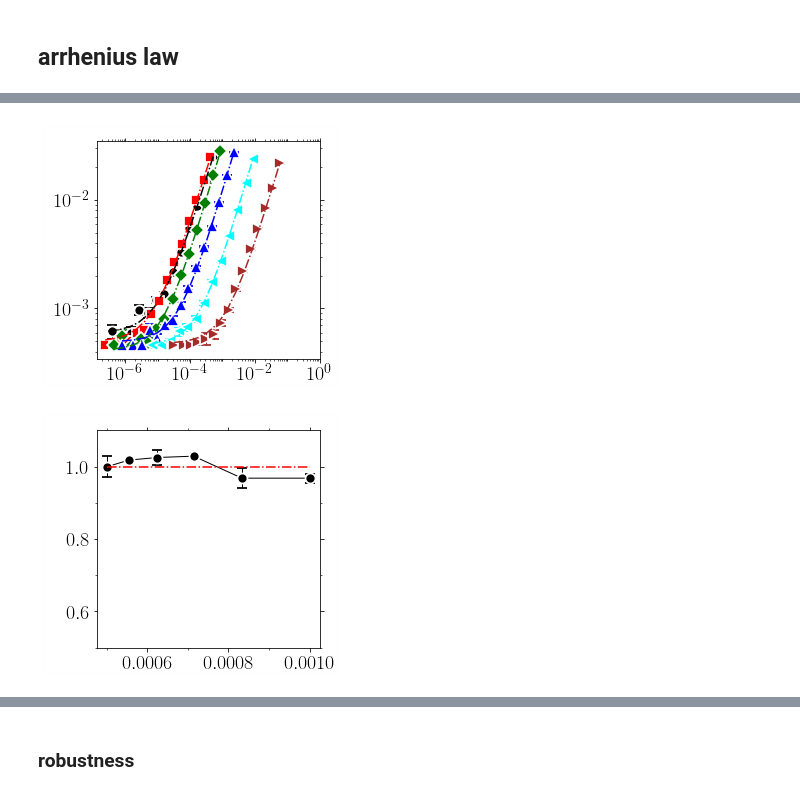
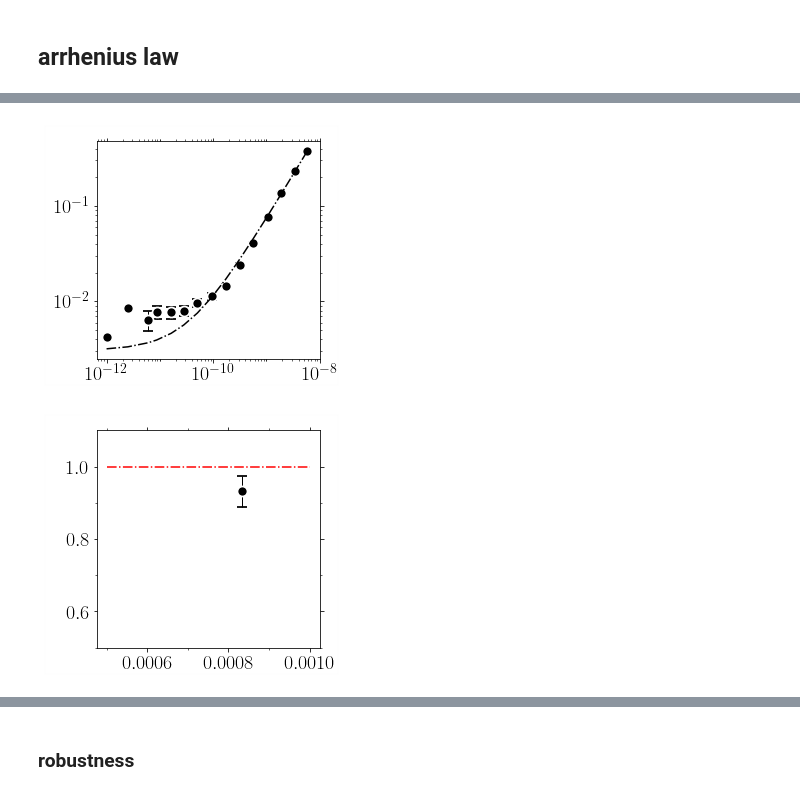
Before and after one commit to kkarimi62/vacancyDiffusion, a Jupyter notebook: postproc/postproc.ipynb, the cells around one changed output, grey strips where cells are left out. Saved outputs shown, nothing was run; the diff lists cells and outputs as text; code cells hidden in the pictures.

```diff
--- a/postproc/postproc.ipynb
+++ b/postproc/postproc.ipynb
@@ -965,7 +816,7 @@ class Temperature:
                    **kwargs
                   )
 
-    def EnsAverage(self,log_scale=False):
+    def EnsAverage(self,log_scale=False,n_bins_per_decade=6):
         kount = 0
         self.data_averaged = {} #np.zeros(len(self.temps))
         for temp, indx in zip(self.temps,range(len(self.temps))):
@@ -979,10 +830,10 @@ class Temperature:
             filtr = list(map(lambda x:x.shape[0] > 0,data)) #--- filter empty arrays
 
             data = np.concatenate(np.array(data)[filtr]) #,axis=0)
-            self.data_averaged[ temp ] = self.hist(data,log_scale)
+            self.data_averaged[ temp ] = self.hist(data,log_scale,n_bins_per_decade=n_bins_per_decade)
             kount += self.nrun
 
-    def hist(self,data,log_scale):
+    def hist(self,data,log_scale,n_bins_per_decade=6):
         n_thresh = 2
             #--- average
         xdata = data[:,0]
@@ -990,7 +841,7 @@ class Temperature:
         xmin = np.floor(np.log10(xdata).min())
         xmax = np.ceil(np.log10(xdata).max())
         n_decades = int((xmax - xmin))
-        bins = np.logspace(xmin,xmax,n_decades*6)
+        bins = np.logspace(xmin,xmax,n_decades*n_bins_per_decade)
         #
         count, _ = np.histogram(xdata,bins=bins)
         xsum, _  = np.histogram(xdata,bins=bins,weights=xdata)
@@ -1051,8 +902,9 @@ class Temperature:
                   )
 
 
-    def func2nd(self,x,x0,y0,c0,alpha):
-        return y0+c0*(x/x0)**alpha
+    def func2nd(self,x,y0,c0,alpha):
+#        return y0+c0*(x/x0)**alpha
+        return y0+c0*x**alpha
 #     def func2nd(self,x,y0,m0):
 #         return y0+m0*x
 
@@ -1060,6 +912,7 @@ class Temperature:
             shift = False,
 #             SIGMA=False,
             plotAttrs=None,
+            bounds=(-np.inf, np.inf),
             xlo=float('-inf'),xhi=float('inf'),
             **kwargs):
         self.Diffusion = {}
@@ -1099,22 +952,23 @@ class Temperature:
                 kwargs['sigma'] = yerr[filtr]
 
             #--- fit
+            print(kwargs)
             popt, pcov = curve_fit(self.func2nd, xdata[filtr], ydata[filtr],
-#                                   sigma = sigma[filtr],
-                                   **kwargs
+#                                   bounds=(0, [1e-2, 1e7,2.0]), #[(4e-3, 1e5,0.5), (1e-2, 1e7,2.0)],#bounds,
+                                    **kwargs
                                     )
             self.popt = popt
             self.filtr = filtr
             #--- uncertainties
             if self.verbose:
-                print('Temp=%s,x0,y0,c0,alpha'%temp,list(popt),pcov)
-            y0=popt[1]
-            alpha=popt[3]
-            err_alpha = pcov[3,3]**0.5
-            c0=popt[2]
-            dc = pcov[2,2]**0.5
-            tau=popt[0]
-            dtau=pcov[0,0]**0.5
+                print('Temp=%s,y0,c0,alpha'%temp,list(popt),pcov)
+            y0=popt[0]
+            alpha=popt[2]
+            err_alpha = pcov[2,2]**0.5
+            c0=popt[1]
+            dc = pcov[1,1]**0.5
+            tau=1#popt[0]
+            dtau=0#pcov[0,0]**0.5
             self.time_scale = tau * (y0/c0)**(1/alpha)
 #             self.Diffusion[temp] = [pref*c0/tau,pref*c0/tau,pref*c0/tau]
             self.Diffusion[temp] = [pref*c0/(tau)**alpha, pref*(c0+dc)/(tau-dtau)**alpha,
@@ -1161,7 +1015,7 @@ class Temperature:
         ax=utl.PltErr([0.5e-3,1e-3],[1,1],attrs={'fmt':'-.r'},Plot=False)
         utl.PltErr(1.0/np.array(self.temps),
                    list(map(lambda x:self.exponent[x][0],self.temps)),
-                   yerr=list(map(lambda x:0.5*(self.exponent[x][1]-self.exponent[x][2]),self.temps)),
+                   yerr=list(map(lambda x:1.0*(self.exponent[x][1]-self.exponent[x][2]),self.temps)),
                    attrs=symbols.GetAttrs(),
                    DrawFrame=DRAW_FRAME,
                    ax=ax,
@@ -1173,18 +1027,19 @@ if not eval(confParser['flags']['RemoteMachine']):
     #--- temp object
     temp = Temperature(
 #        [1000,1200,1400,1600,1800,2000],8,
-#        [1200],8,
+        [1200],1,
 #        [1000,1200,1400,1600,1800,2000],8,
-        [1000,1200,1400,1600,1800,2000],1,
+#       [1000,1200,1400,1600,1800,2000],1,
 #        np.arange(1000,1440,80),1,
-#         verbose = True,
+         verbose = True,
                      )
     #
     #--- parse data
 #    temp.Parse(['./msd/msd.txt'])
 #    temp.Parse( list(map(lambda x:'CantorNatom16KTemp%sKEnsemble8/Run%s/msd/msd.txt'%(x[0],x[1]),
 #    temp.Parse( list(map(lambda x:'NiCoCrNatom1KTemp%sK/Run%s/msd/msd.txt'%(x[0],x[1]),
-    temp.Parse( list(map(lambda x:'NiNatom16KTemp%sK/Run%s/msd/msd.txt'%(x[0],x[1]),
+#    temp.Parse( list(map(lambda x:'NiNatom16KTemp%sK/Run%s/msd/msd.txt'%(x[0],x[1]),
+    temp.Parse( list(map(lambda x:'NiNatom1KTemp%sK/Run%s/msd/msd.txt'%(x[0],x[1]),
                         temp.temps_runs ))
              )
     #
@@ -1206,26 +1061,27 @@ if not eval(confParser['flags']['RemoteMachine']):
     #
     if temp.nrun > 1:
         print('ensemble average')
-        temp.EnsAverage(log_scale=False)
-        temp.PlotAverage(**{
-                  'yscale':'log',
-                  'xscale':'log',
-#                   'xlim':(1e-10,1e-3),
-#                    'ylim':(1e-4,1e-1),
-#                     'xstr':r'$t\mathrm{(s)}$',
-#                   'ystr':r'msd(A$^2$)',
-                   'title':'png/msd_temp_cantor.png',
-        })
+        temp.EnsAverage(log_scale=False,n_bins_per_decade=4)
+#         temp.PlotAverage(**{
+#                   'yscale':'log',
+#                   'xscale':'log',
+# #                   'xlim':(1e-10,1e-3),
+# #                    'ylim':(1e-4,1e-1),
+# #                     'xstr':r'$t\mathrm{(s)}$',
+# #                   'ystr':r'msd(A$^2$)',
+#                    'title':'png/msd_temp_cantor.png',
+#         })
 
     #
     #--- fit
     #
     temp.Fit(Plot=True,
              shift=True,
-#             bounds=([0, 0, 0,0.999], [1e-2, 1e-3, 1,1.001]),
-#             p0=[2.450192558293684e-08, 0.00023822488904874157, 0.9999977703994274, 0.9991059679876155],
-            p0=[[1e-08, 1e-4, 1e2, 1.0]],
+#             bounds=([4e-3, 1e5,0.5], [1e-2, 1e7,2.0]),
+            p0=[[1e-2, 1e6, 1.0]],
+ #           p0=[[1e-2, 1e6, 1.0]],
 #             sigma=True, #--- comment for ni
+             xlo=4e-11,
              plotAttrs={'yscale':'log',
                   'xscale':'log',
 #                   'xlim':(4e-13,8e-4),
@@ -1261,2 +1125,2 @@ mkdir: png: File exists
-[figure, old version]
+[figure, new version]
-[figure, old version]
+[figure, new version]
```
Also changed, not shown: parts of 34 cells of this notebook, 1 other file.
